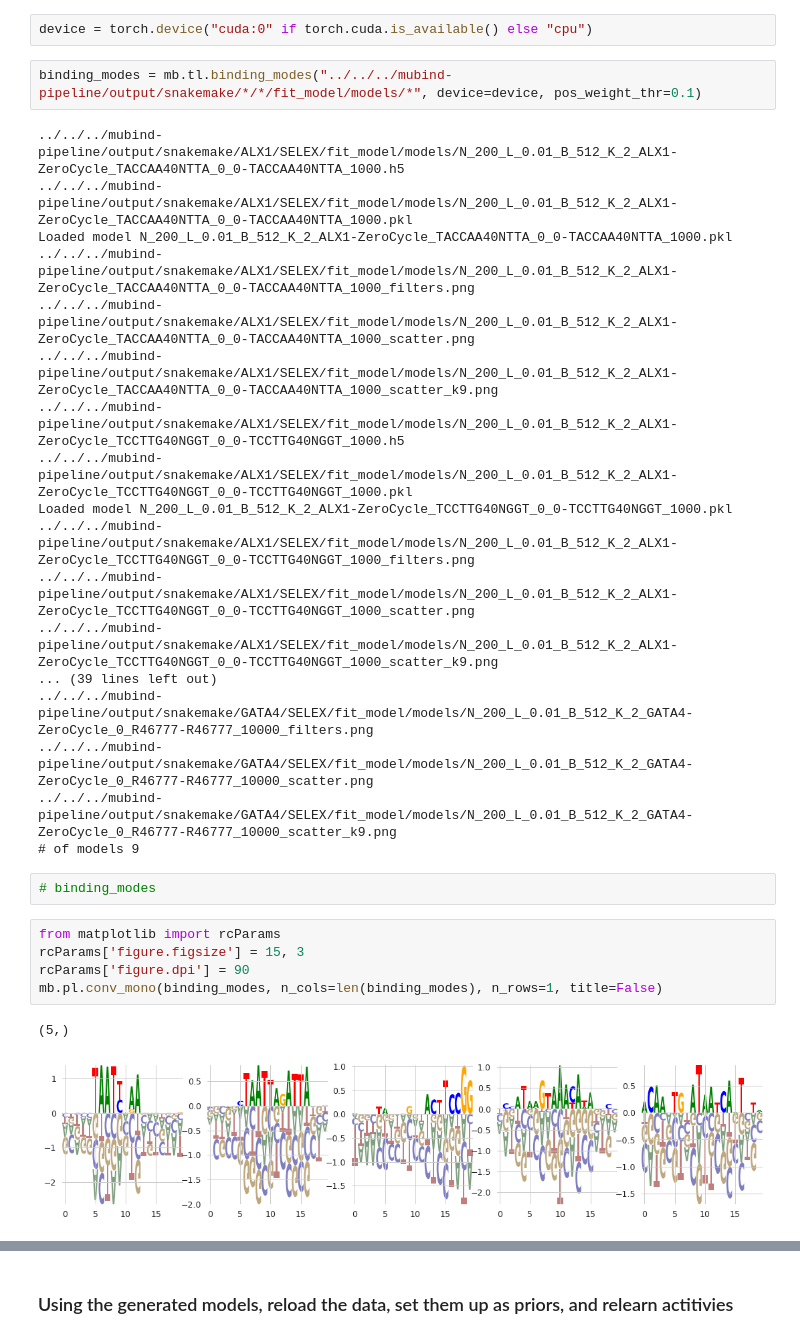
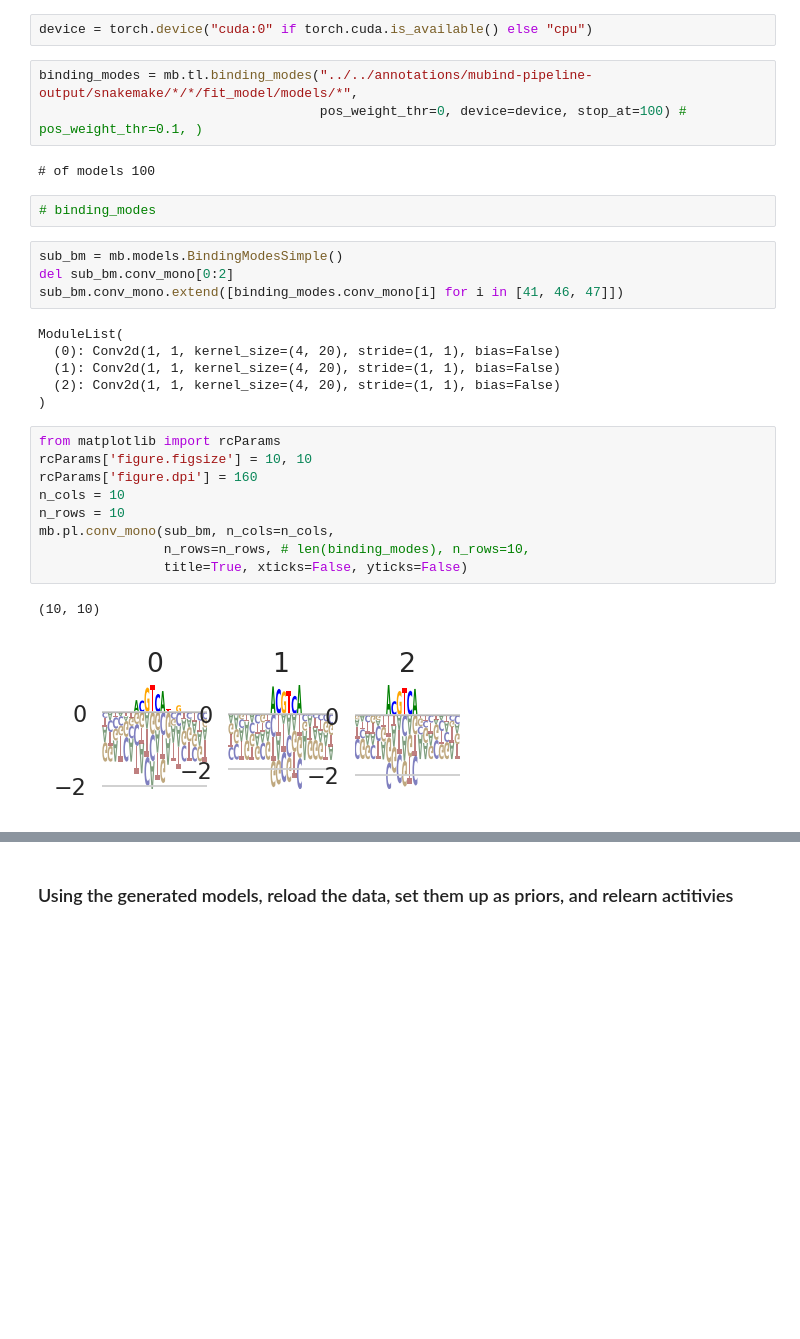
Before and after one commit to theislab/mubind, a Jupyter notebook: notebooks/concatenation/01_load_and_concatenate.ipynb, the cells around one changed output, grey strips where cells are left out. Cells and saved outputs as stored; diff of their text form; blank space fills up the shorter version.

Commit message:
filter_refinement steps defined

```diff
--- a/notebooks/concatenation/01_load_and_concatenate.ipynb
+++ b/notebooks/concatenation/01_load_and_concatenate.ipynb
@@ -92,32 +88,31 @@ metrics
 # %%
 device = torch.device("cuda:0" if torch.cuda.is_available() else "cpu")
 # %%
-binding_modes = mb.tl.binding_modes("../../../mubind-pipeline/output/snakemake/*/*/fit_model/models/*", device=device, pos_weight_thr=0.1)
+binding_modes = mb.tl.binding_modes("../../annotations/mubind-pipeline-output/snakemake/*/*/fit_model/models/*",
+                                    pos_weight_thr=0, device=device, stop_at=100) # pos_weight_thr=0.1, )
 # %% [output]
-../../../mubind-pipeline/output/snakemake/ALX1/SELEX/fit_model/models/N_200_L_0.01_B_512_K_2_ALX1-ZeroCycle_TACCAA40NTTA_0_0-TACCAA40NTTA_1000.h5
-../../../mubind-pipeline/output/snakemake/ALX1/SELEX/fit_model/models/N_200_L_0.01_B_512_K_2_ALX1-ZeroCycle_TACCAA40NTTA_0_0-TACCAA40NTTA_1000.pkl
-Loaded model N_200_L_0.01_B_512_K_2_ALX1-ZeroCycle_TACCAA40NTTA_0_0-TACCAA40NTTA_1000.pkl
-../../../mubind-pipeline/output/snakemake/ALX1/SELEX/fit_model/models/N_200_L_0.01_B_512_K_2_ALX1-ZeroCycle_TACCAA40NTTA_0_0-TACCAA40NTTA_1000_filters.png
-../../../mubind-pipeline/output/snakemake/ALX1/SELEX/fit_model/models/N_200_L_0.01_B_512_K_2_ALX1-ZeroCycle_TACCAA40NTTA_0_0-TACCAA40NTTA_1000_scatter.png
-../../../mubind-pipeline/output/snakemake/ALX1/SELEX/fit_model/models/N_200_L_0.01_B_512_K_2_ALX1-ZeroCycle_TACCAA40NTTA_0_0-TACCAA40NTTA_1000_scatter_k9.png
-../../../mubind-pipeline/output/snakemake/ALX1/SELEX/fit_model/models/N_200_L_0.01_B_512_K_2_ALX1-ZeroCycle_TCCTTG40NGGT_0_0-TCCTTG40NGGT_1000.h5
-../../../mubind-pipeline/output/snakemake/ALX1/SELEX/fit_model/models/N_200_L_0.01_B_512_K_2_ALX1-ZeroCycle_TCCTTG40NGGT_0_0-TCCTTG40NGGT_1000.pkl
-Loaded model N_200_L_0.01_B_512_K_2_ALX1-ZeroCycle_TCCTTG40NGGT_0_0-TCCTTG40NGGT_1000.pkl
-../../../mubind-pipeline/output/snakemake/ALX1/SELEX/fit_model/models/N_200_L_0.01_B_512_K_2_ALX1-ZeroCycle_TCCTTG40NGGT_0_0-TCCTTG40NGGT_1000_filters.png
-../../../mubind-pipeline/output/snakemake/ALX1/SELEX/fit_model/models/N_200_L_0.01_B_512_K_2_ALX1-ZeroCycle_TCCTTG40NGGT_0_0-TCCTTG40NGGT_1000_scatter.png
-../../../mubind-pipeline/output/snakemake/ALX1/SELEX/fit_model/models/N_200_L_0.01_B_512_K_2_ALX1-ZeroCycle_TCCTTG40NGGT_0_0-TCCTTG40NGGT_1000_scatter_k9.png
-... (39 lines left out)
-../../../mubind-pipeline/output/snakemake/GATA4/SELEX/fit_model/models/N_200_L_0.01_B_512_K_2_GATA4-ZeroCycle_0_R46777-R46777_10000_filters.png
-../../../mubind-pipeline/output/snakemake/GATA4/SELEX/fit_model/models/N_200_L_0.01_B_512_K_2_GATA4-ZeroCycle_0_R46777-R46777_10000_scatter.png
-../../../mubind-pipeline/output/snakemake/GATA4/SELEX/fit_model/models/N_200_L_0.01_B_512_K_2_GATA4-ZeroCycle_0_R46777-R46777_10000_scatter_k9.png
-# of models 9
+# of models 100
 # %%
 # binding_modes
+# %%
+sub_bm = mb.models.BindingModesSimple()
+del sub_bm.conv_mono[0:2]
+sub_bm.conv_mono.extend([binding_modes.conv_mono[i] for i in [41, 46, 47]])
+# %% [output]
+ModuleList(
+  (0): Conv2d(1, 1, kernel_size=(4, 20), stride=(1, 1), bias=False)
+  (1): Conv2d(1, 1, kernel_size=(4, 20), stride=(1, 1), bias=False)
+  (2): Conv2d(1, 1, kernel_size=(4, 20), stride=(1, 1), bias=False)
+)
 # %%
 from matplotlib import rcParams
-rcParams['figure.figsize'] = 15, 3
-rcParams['figure.dpi'] = 90
-mb.pl.conv_mono(binding_modes, n_cols=len(binding_modes), n_rows=1, title=False)
+rcParams['figure.figsize'] = 10, 10
+rcParams['figure.dpi'] = 160
+n_cols = 10
+n_rows = 10
+mb.pl.conv_mono(sub_bm, n_cols=n_cols,
+                n_rows=n_rows, # len(binding_modes), n_rows=10,
+                title=True, xticks=False, yticks=False)
 # %% [output]
-(5,)
+(10, 10)
-[figure, old version]
+[figure, new version]
```
Also changed, not shown: parts of 21 cells of this notebook, 4 other files.
